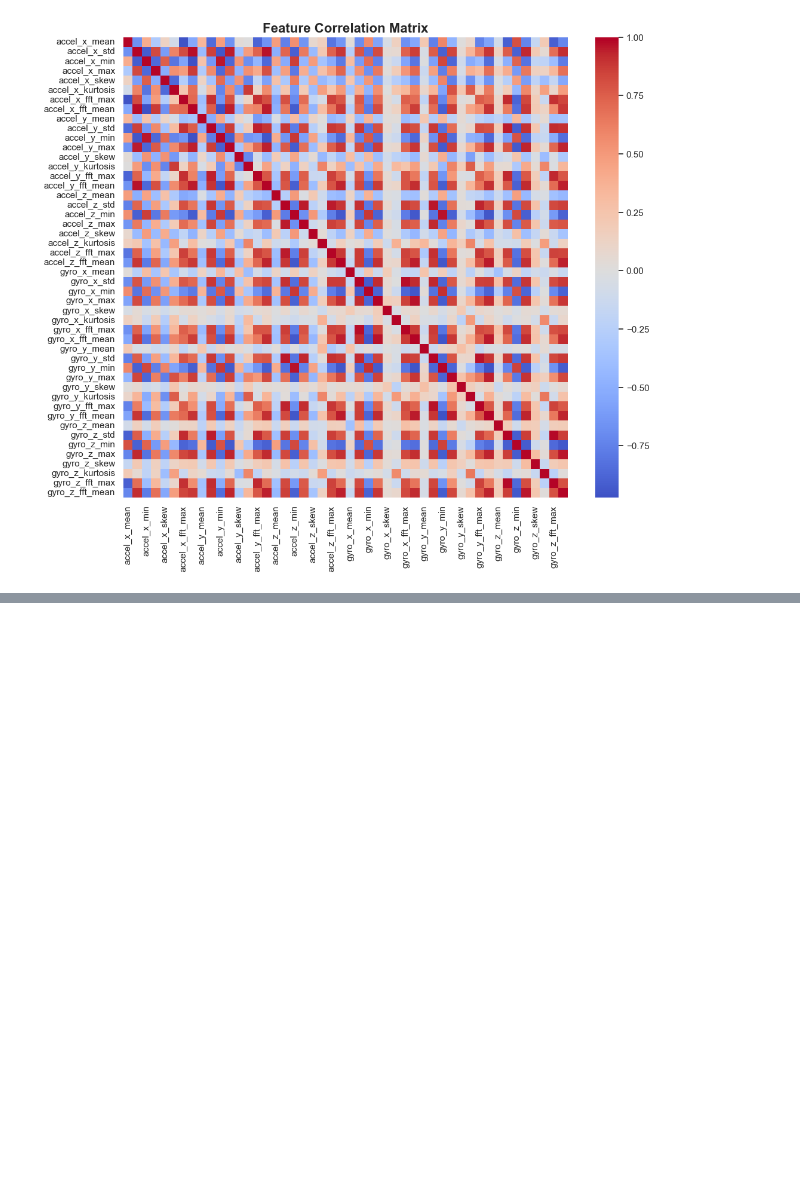
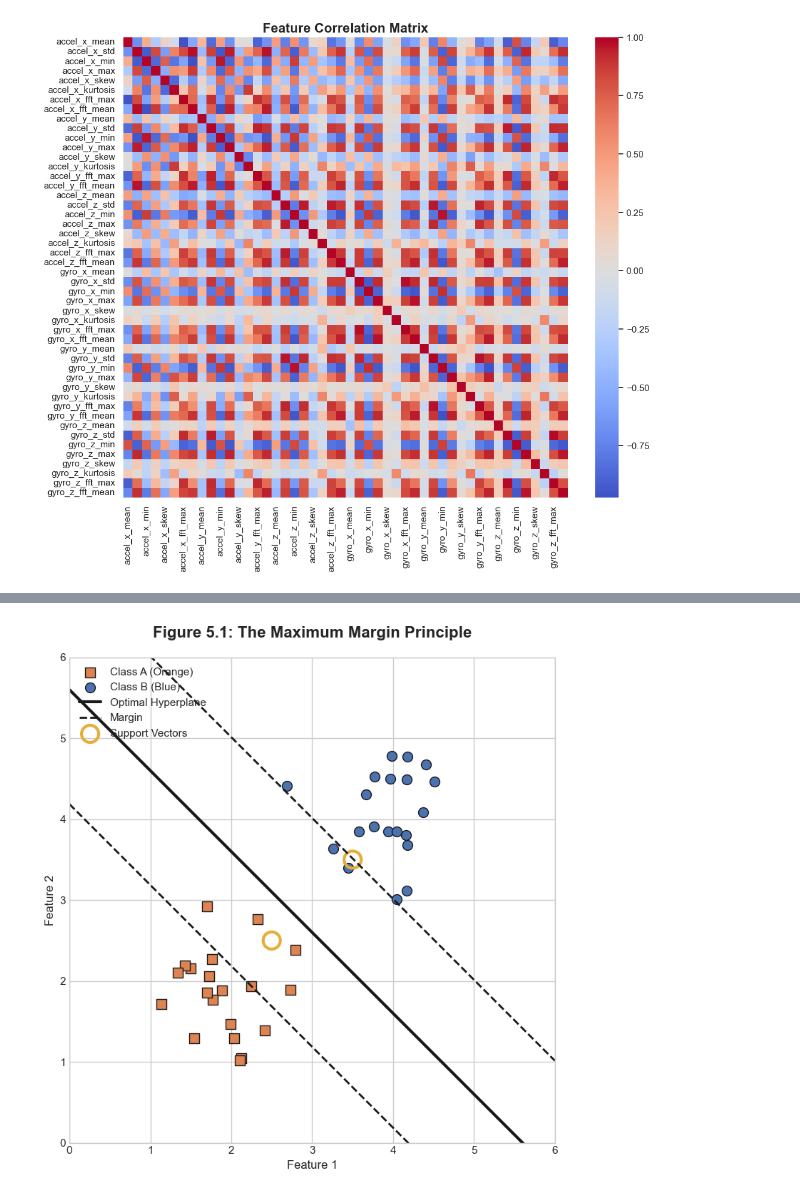
Before and after one commit to CarlKho-Minerva/v3pls, a Jupyter notebook: carl-appendix.ipynb, the cells around one changed output, grey strips where cells are left out. Saved outputs shown, nothing was run; the diff lists cells and outputs as text; code cells hidden in the pictures; blank space fills up the shorter version.

```diff
--- a/carl-appendix.ipynb
+++ b/carl-appendix.ipynb
@@ -282,0 +481,78 @@ plt.show()
+# %%
+import numpy as np
+import matplotlib.pyplot as plt
+
+# --- Create synthetic data for the diagram ---
+# Create two distinct clusters of points
+np.random.seed(42)
+class_1 = np.random.randn(20, 2) * 0.5 + np.array([2, 2])
+class_2 = np.random.randn(20, 2) * 0.5 + np.array([4, 4])
+
+# --- Plotting ---
+plt.style.use("seaborn-v0_8-whitegrid")
+fig, ax = plt.subplots(figsize=(10, 8))
+
+# Plot the data points
+ax.scatter(
+    class_1[:, 0],
+    class_1[:, 1],
+    c="#dd8452",
+    s=100,
+    ec="k",
+    marker="s",
+    label="Class A (Orange)",
+)
+ax.scatter(
+    class_2[:, 0],
+    class_2[:, 1],
+    c="#4c72b0",
+    s=100,
+    ec="k",
+    marker="o",
+    label="Class B (Blue)",
+)
+
+# --- Manually define the hyperplane and margins for a clean look ---
+w = np.array([-1, -1])
+b = 5.6
+xx = np.linspace(0, 6)
+
+# Hyperplane: w.x + b = 0  => -x - y + 5.6 = 0 => y = -x + 5.6
+yy = -xx + 5.6
+
+# Margins: w.x + b = +/-1 => y = -x + (5.6 +/- 1)
+margin_up = yy + 1.414  # sqrt(2) for this slope
+margin_down = yy - 1.414
+
+# --- Plot the hyperplane and margins ---
+ax.plot(xx, yy, "k-", linewidth=3, label="Optimal Hyperplane")
+ax.plot(xx, margin_up, "k--", linewidth=2)
+ax.plot(xx, margin_down, "k--", linewidth=2, label="Margin")
+
+# --- Highlight the Support Vectors ---
+# Find the points closest to the margin lines (for this synthetic data)
+support_vectors = np.array([[2.5, 2.5], [3.5, 3.5]])  # Approximate for clarity
+ax.scatter(
+    support_vectors[:, 0],
+    support_vectors[:, 1],
+    s=300,
+    facecolors="none",
+    edgecolors="#e5ae38",
+    linewidth=3,
+    label="Support Vectors",
+)
+
+# --- Formatting ---
+ax.set_title(
+    "Figure 5.1: The Maximum Margin Principle", fontsize=16, fontweight="bold", pad=20
+)
+ax.set_xlabel("Feature 1", fontsize=12)
+ax.set_ylabel("Feature 2", fontsize=12)
+ax.legend(loc="upper left", fontsize=11)
+ax.set_xlim(0, 6)
+ax.set_ylim(0, 6)
+ax.set_aspect("equal", adjustable="box")
+plt.tight_layout()
+plt.show()
+# %% [output]
+[figure, added]
```
Also changed, not shown: parts of 8 cells of this notebook, 3 other files.
